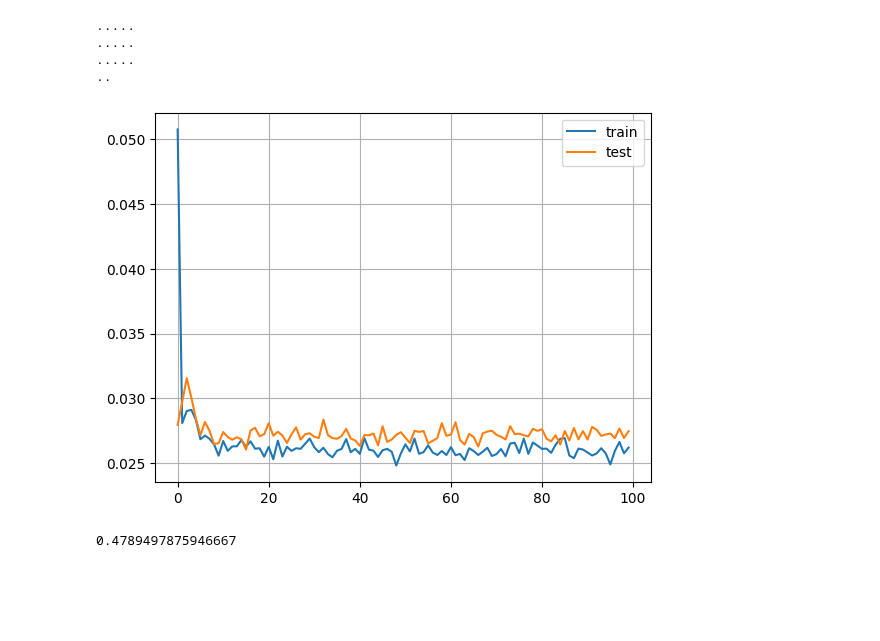
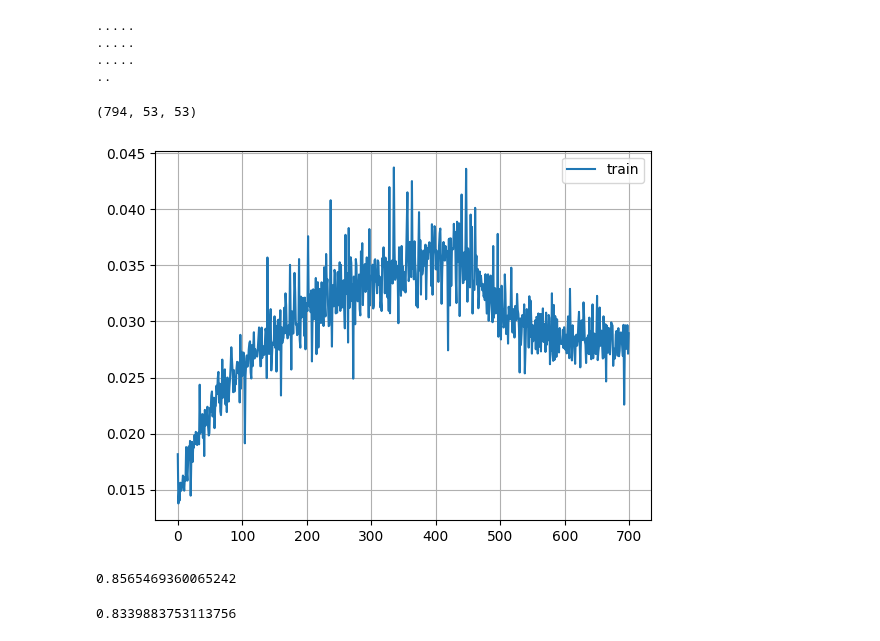
Before and after one commit to marianaw/deeptcsr, a Jupyter notebook: notebooks/lastfm.ipynb, the cells around one changed output. Saved outputs shown, nothing was run; the diff lists cells and outputs as text; code cells hidden in the pictures; blank space fills up the shorter version.

```diff
--- a/notebooks/lastfm.ipynb
+++ b/notebooks/lastfm.ipynb
@@ -142,18 +144,23 @@ for fold in range(num_exps):
 # %%
 config['landmark'] = True
 config['num_epochs'] = 100
-model = SA(config, seed=1)
+config['lambda_'] = 0.0
+model = DeepLambdaSA(config, seed=1)
 # %%
-train_gen, test_gen = model.get_train_test()
+train_gen, test_gen = model.get_train_test(test_size=.2)
+# %%
+train_gen.mask.shape
+# %% [output]
+(794, 53, 53)
 # %%
 loss = model.train(train_gen, test_gen)
 # %%
-plt.plot(loss[0], label='train')
-plt.plot(loss[1], label='test')
+plt.plot(loss, label='train')
+# plt.plot(loss[1], label='test')
 plt.legend()
 plt.grid()
 # %% [output]
-[figure, old version]
+[figure, new version]
 # %%
 # plt.plot(tr_loss, label='train')
 # plt.plot(te_loss, label='test')
@@ -163,8 +170,19 @@ plt.grid()
 seqs = train_gen.X
 ts = train_gen.ts
 cs = train_gen.cs
+y = train_gen.y
 
-scores = model.scores(seqs, q=0.5)
+scores = model.scores(seqs, q=0.0)
 concordance_index(scores, ts, cs)
 # %% [output]
-0.4789497875946667
+0.8565469360065242
+# %%
+seqs_t = test_gen.X
+ts_t = test_gen.ts
+cs_t = test_gen.cs
+y_t = test_gen.y
+
+scores = model.scores(seqs_t, q=0.0)
+concordance_index(scores, ts_t, cs_t)
+# %% [output]
+0.8339883753113756
```
Also changed, not shown: parts of 19 cells of this notebook, 9 other files.
